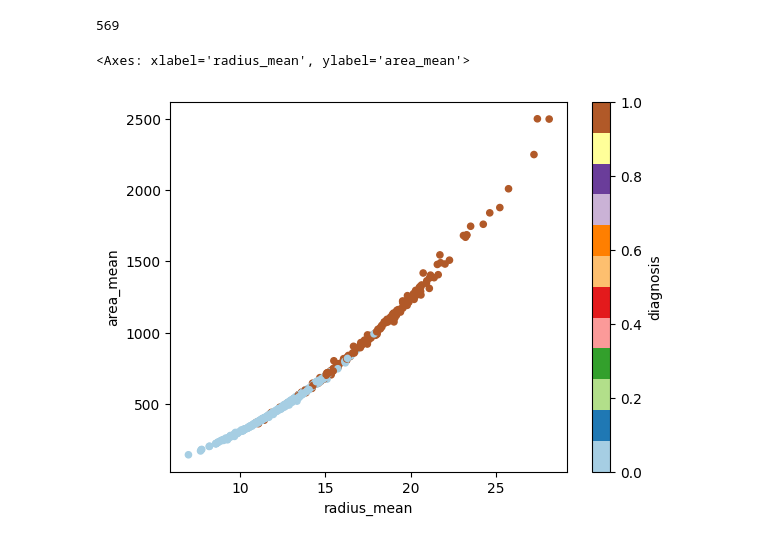
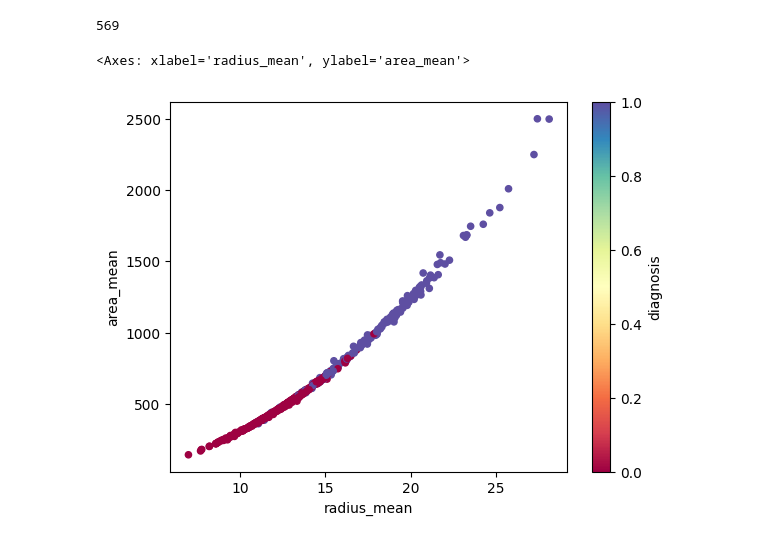
Before and after one commit to Jenloke/KNN-Activity, a Jupyter notebook: cancer.ipynb, the cells around one changed output. Cells and saved outputs as stored; diff of their text form; code cells hidden in the pictures.

```diff
--- a/cancer.ipynb
+++ b/cancer.ipynb
@@ -22,7 +22,7 @@ print(len(cancer_table.index))
 # %%
 cancer_table['diagnosis'] = cancer_table['diagnosis'].apply(lambda x: '1' if x == 'M' else '0' if x == 'B' else None).astype(int)
 # %%
-cancer_table.plot.scatter(x='radius_mean', y='area_mean', c='diagnosis', colormap='Paired')
+cancer_table.plot.scatter(x='radius_mean', y='area_mean', c='diagnosis', colormap='Spectral')
 # %% [output]
 <Axes: xlabel='radius_mean', ylabel='area_mean'>
-[figure, old version]
+[figure, new version]
```
Also changed, not shown: 1 other file.
